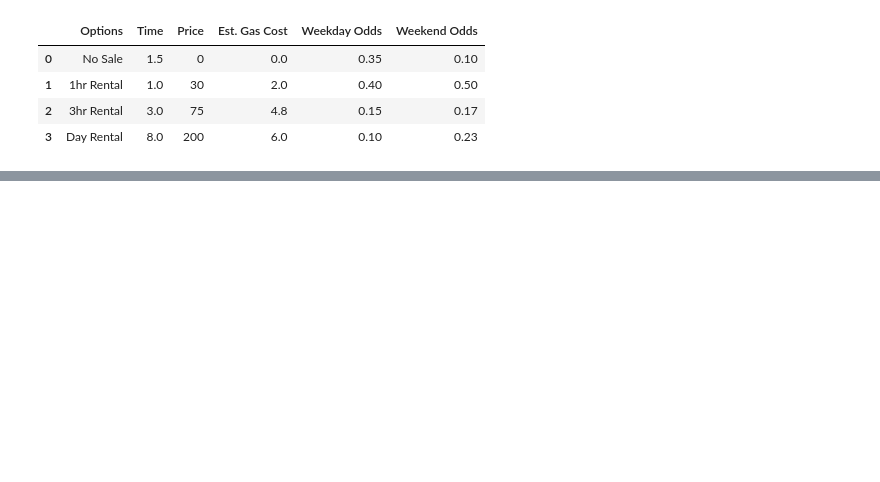
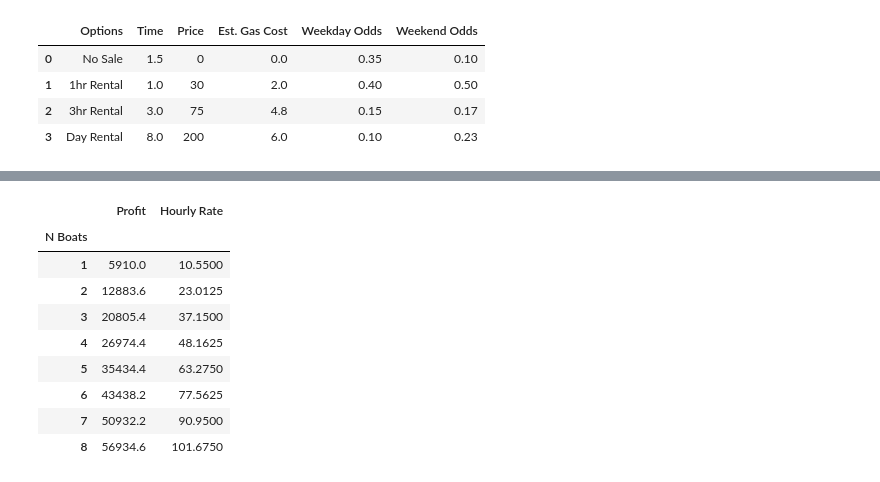
Before and after one commit to Jack-Baumgartel/Boat-Rental-Business-Model, a Jupyter notebook: Boat Math.ipynb, the cells around one changed output, grey strips where cells are left out. Drawn from its saved outputs; the diff is of its cells as text; code cells hidden in the pictures; blank space fills up the shorter version.

```diff
--- a/Boat Math.ipynb
+++ b/Boat Math.ipynb
@@ -348,0 +284,18 @@ plt.legend(legend_lines, rental_options, loc = 'upper left', bbox_to_anchor=(1.0
+# %%
+data = pd.DataFrame(index=n_boats)
+data.index.name = 'N Boats'
+data['Profit'] = profits
+data['Hourly Rate'] = [rate/0.8 for rate in rates]
+
+data
+# %% [output]
+|  | Profit | Hourly Rate |
+| N Boats |  |  |
+| 1 | 5910.0 | 10.5500 |
+| 2 | 12883.6 | 23.0125 |
+| 3 | 20805.4 | 37.1500 |
+| 4 | 26974.4 | 48.1625 |
+| 5 | 35434.4 | 63.2750 |
+| 6 | 43438.2 | 77.5625 |
+| 7 | 50932.2 | 90.9500 |
+| 8 | 56934.6 | 101.6750 |
```
Also changed, not shown: parts of 12 cells of this notebook.
